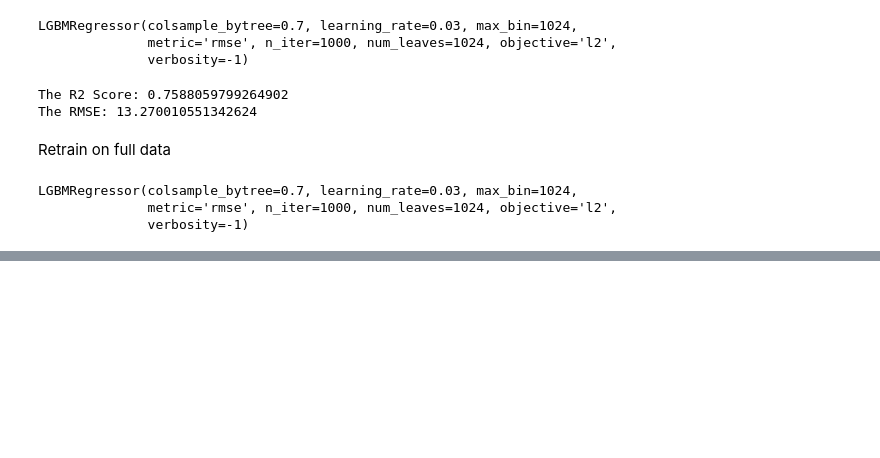
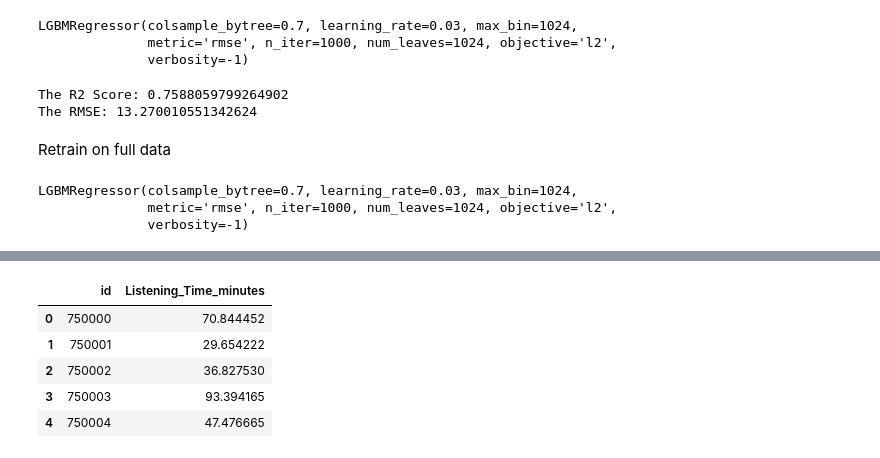
Before and after one commit to minimartzz/podcast-listening-time, a Jupyter notebook: model_exploration.ipynb, the cells around one changed output, grey strips where cells are left out. Saved outputs shown, nothing was run; the diff lists cells and outputs as text; code cells hidden in the pictures; blank space fills up the shorter version.

```diff
--- a/model_exploration.ipynb
+++ b/model_exploration.ipynb
@@ -609,0 +678,22 @@ pl.DataFrame({
+# %%
+ids = test['id']
+X_test = test.drop('id', axis=1)
+# %%
+dtest = xgb.DMatrix(X_test)
+# %%
+preds = model.predict(dtest)
+# %%
+res = pd.DataFrame(
+  {
+    'id': ids,
+    'Listening_Time_minutes' : preds
+  }
+)
+res.head()
+# %% [output]
+|  | id | Listening_Time_minutes |
+| 0 | 750000 | 70.844452 |
+| 1 | 750001 | 29.654222 |
+| 2 | 750002 | 36.827530 |
+| 3 | 750003 | 93.394165 |
+| 4 | 750004 | 47.476665 |
```
Also changed, not shown: parts of 7 cells of this notebook, 3 other files.
